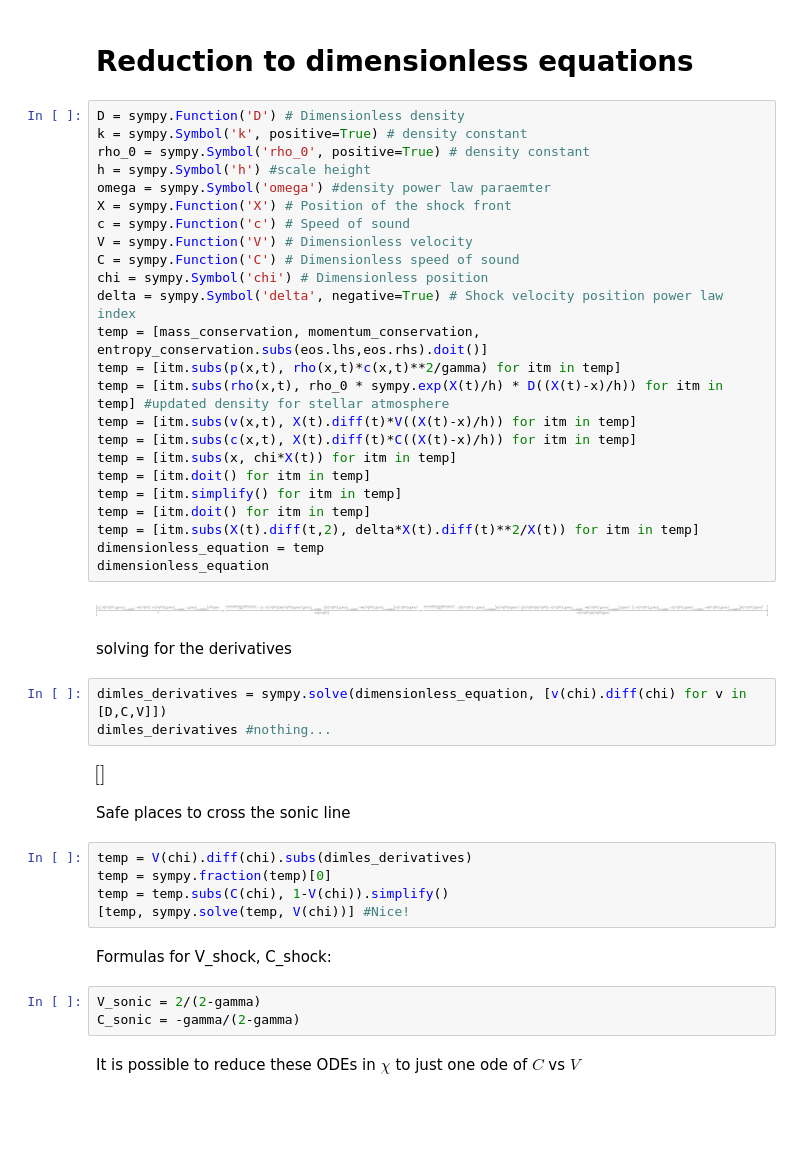
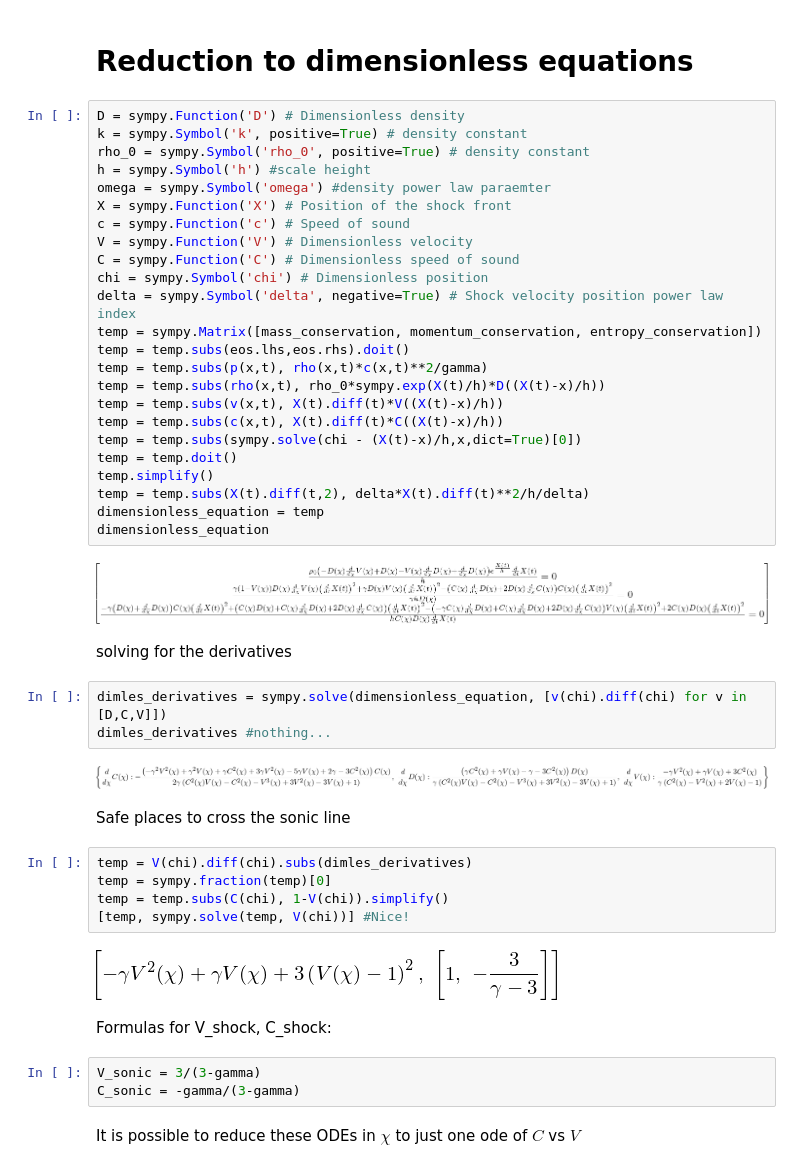
Before and after one commit to aremorov/stellar_atm_shocks, a Jupyter notebook: s_analysis_exponential2.ipynb, the cells around one changed output. Drawn from its saved outputs; the diff is of its cells as text; blank space fills up the shorter version.

```diff
--- a/s_analysis_exponential2.ipynb
+++ b/s_analysis_exponential2.ipynb
@@ -49,36 +49,36 @@ eos
 # %%
 D = sympy.Function('D') # Dimensionless density
 k = sympy.Symbol('k', positive=True) # density constant
 rho_0 = sympy.Symbol('rho_0', positive=True) # density constant
 h = sympy.Symbol('h') #scale height
 omega = sympy.Symbol('omega') #density power law paraemter
 X = sympy.Function('X') # Position of the shock front
 c = sympy.Function('c') # Speed of sound
 V = sympy.Function('V') # Dimensionless velocity
 C = sympy.Function('C') # Dimensionless speed of sound
 chi = sympy.Symbol('chi') # Dimensionless position
 delta = sympy.Symbol('delta', negative=True) # Shock velocity position power law index
-temp = [mass_conservation, momentum_conservation, entropy_conservation.subs(eos.lhs,eos.rhs).doit()]
-temp = [itm.subs(p(x,t), rho(x,t)*c(x,t)**2/gamma) for itm in temp]
-temp = [itm.subs(rho(x,t), rho_0 * sympy.exp(X(t)/h) * D((X(t)-x)/h)) for itm in temp] #updated density for stellar atmosphere
-temp = [itm.subs(v(x,t), X(t).diff(t)*V((X(t)-x)/h)) for itm in temp]
-temp = [itm.subs(c(x,t), X(t).diff(t)*C((X(t)-x)/h)) for itm in temp]
-temp = [itm.subs(x, chi*X(t)) for itm in temp]
-temp = [itm.doit() for itm in temp]
-temp = [itm.simplify() for itm in temp]
-temp = [itm.doit() for itm in temp]
-temp = [itm.subs(X(t).diff(t,2), delta*X(t).diff(t)**2/X(t)) for itm in temp]
+temp = sympy.Matrix([mass_conservation, momentum_conservation, entropy_conservation])
+temp = temp.subs(eos.lhs,eos.rhs).doit()
+temp = temp.subs(p(x,t), rho(x,t)*c(x,t)**2/gamma)
+temp = temp.subs(rho(x,t), rho_0*sympy.exp(X(t)/h)*D((X(t)-x)/h))
+temp = temp.subs(v(x,t), X(t).diff(t)*V((X(t)-x)/h))
+temp = temp.subs(c(x,t), X(t).diff(t)*C((X(t)-x)/h))
+temp = temp.subs(sympy.solve(chi - (X(t)-x)/h,x,dict=True)[0])
+temp = temp.doit()
+temp.simplify()
+temp = temp.subs(X(t).diff(t,2), delta*X(t).diff(t)**2/h/delta)
 dimensionless_equation = temp
 dimensionless_equation
 # %% [output]
-[figure, old version]
+[figure, new version]
 # %% [markdown]
 solving for the derivatives
 # %%
 dimles_derivatives = sympy.solve(dimensionless_equation, [v(chi).diff(chi) for v in [D,C,V]])
 dimles_derivatives #nothing...
 # %% [output]
-[figure, old version]
+[figure, new version]
 # %% [markdown]
 Safe places to cross the sonic line
 # %%
@@ -86,11 +86,13 @@ temp = V(chi).diff(chi).subs(dimles_derivatives)
 temp = sympy.fraction(temp)[0]
 temp = temp.subs(C(chi), 1-V(chi)).simplify()
 [temp, sympy.solve(temp, V(chi))] #Nice!
+# %% [output]
+[figure, added]
 # %% [markdown]
 Formulas for V_shock, C_shock:
 # %%
-V_sonic = 2/(2-gamma)
-C_sonic = -gamma/(2-gamma)
+V_sonic = 3/(3-gamma)
+C_sonic = -gamma/(3-gamma)
 # %% [markdown]
 It is possible to reduce these ODEs in $\chi$ to just one ode of $C$ vs $V$
 # %%
```
Also changed, not shown: parts of 6 cells of this notebook.
